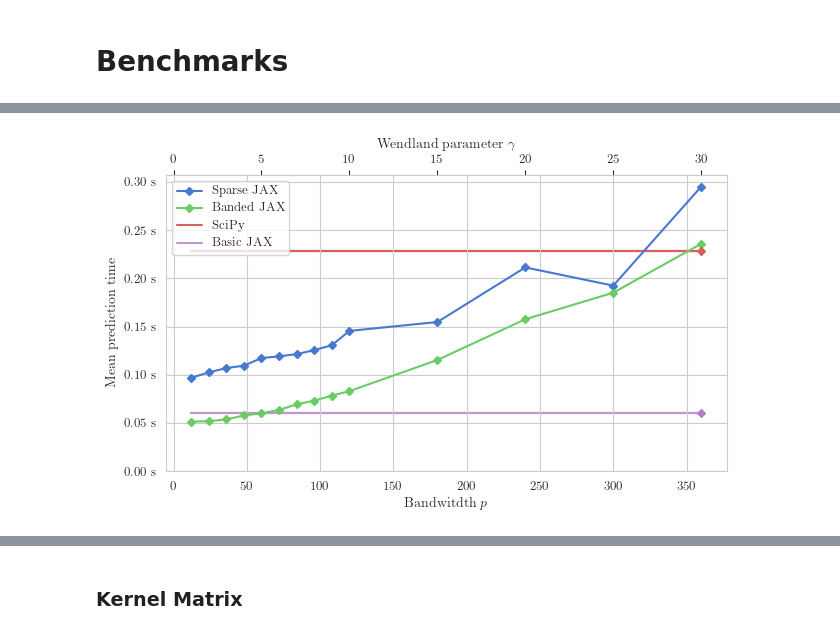
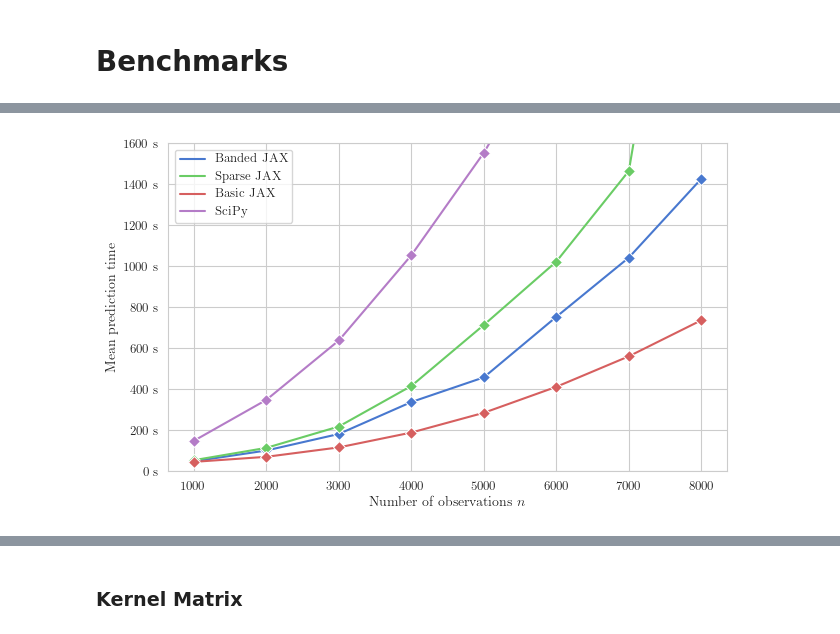
Before and after one commit to ItsNiklas/sparse-gaussian-processes, a Jupyter notebook: plots.ipynb, the cells around one changed output, grey strips where cells are left out. Drawn from its saved outputs; the diff is of its cells as text; code cells hidden in the pictures.

```diff
--- a/plots.ipynb
+++ b/plots.ipynb
@@ -85,38 +124,42 @@ plt.rcParams.update({
 # %%
-df = pd.read_csv('applications/res/MaunaLoa.py.csv', header=0)
-
-df.wendland = pd.to_numeric(df.wendland)
-
-df = df[(df.bw <=400)| (df.fun.eq('full')) | (df.fun.eq('jax'))]
-
+df = pd.read_csv('applications/res/DendroDetailed.py.csv', header=0)
+df.time = df.time * 170
+df.wendland = pd.to_numeric(df.wendland, errors = 'coerce')
+df.wendland = df.wendland.fillna(-1)
+df = df[df.wendland <= 10]
+#df = df[(df.bw <=400)| (df.fun.eq('full')) | (df.fun.eq('jax'))]
 fig, axs = plt.subplots(1, 1, figsize=set_size(fraction=1, subplots=(1, 1)))
 
-for i, ax in enumerate(np.ravel(axs)):
-    target = 'bw'
-
-    df_ = df[df.fun.eq('sparse')]
-    ax.plot(df_[target], df_.time, label='Sparse JAX', marker='D', markersize=4)
-    df_ = df[df.fun.eq('band')]
-    ax.plot(df_[target], df_.time, label='Banded JAX',  marker='D', markersize=4)
-
-    ax.plot(df[target], np.vectorize(lambda _ : df[df.fun.eq('full')].time)(df[target]), zorder = -1, label = 'SciPy')
-    ax.scatter(df.bw.max(), df[df.fun.eq('full')].time, zorder = 5, marker='D', s=4**2, c="C2")
-    ax.plot(df[target], np.vectorize(lambda _ : df[df.fun.eq('jax')].time)(df[target]), alpha = .8, zorder = -1, label = 'Basic JAX')
-    ax.scatter(df.bw.max(), df[df.fun.eq('jax')].time, zorder = 5, marker='D', s=4**2, c= "C3")
-
-    secax = ax.secondary_xaxis('top', functions=(lambda x : x/12, lambda x : x * 12))
-    secax.set_xlabel('Wendland parameter $\gamma$')
-
-    ax.set_xlabel(rf"Bandwitdth $p$")
-    ax.set_ylabel(rf"Mean prediction time")
-    ax.yaxis.set_major_formatter(matplotlib.ticker.FormatStrFormatter('%.2f s'))
-    ax.set_ylim(bottom = 0)
-
-    if i == 0:
-        ax.legend(loc='upper left')
-
+df.fun = df.fun.map(mymap)
+sns.lineplot(data = df, x = 'X_TRAIN_SIZE', y = 'time', hue = 'fun', units = 'wendland', estimator = None, markers=True, marker='D', markersize=6)
+#
+# for i, ax in enumerate(np.ravel(axs)):
+#     target = 'bw'
+#
+#     df_ = df[df.fun.eq('sparse')]
+#     ax.plot(df_[target], df_.time, alpha = .5, label='Sparse JAX')
+#     df_ = df[df.fun.eq('band')]
+#     ax.plot(df_[target], df_.time, label='Banded JAX')
+#
+#     ax.plot(df[target], np.vectorize(lambda _ : df[df.fun.eq('full')].time)(df[target]), alpha = .8, zorder = -1, label = 'SciPy')
+#     ax.plot(df[target], np.vectorize(lambda _ : df[df.fun.eq('jax')].time)(df[target]), alpha = .8, zorder = -1, label = 'Basic JAX')
+#
+#     secax = ax.secondary_xaxis('top', functions=(lambda x : x/12, lambda x : x * 12))
+#     secax.set_xlabel('Wendland parameter $\gamma$')
+#
+#     ax.set_xlabel(rf"Bandwitdth $p$")
+#     ax.set_ylabel(rf"Mean prediction time")
+#plt.gca().yaxis.set_major_formatter(matplotlib.ticker.FormatStrFormatter('%d s'))
+#     ax.set_ylim(bottom = 0)
+#
+#     if i == 0:
+plt.gca().legend(loc='upper left')
+plt.gca().set_ylim(0, 1600)
+plt.gca().yaxis.set_major_formatter(matplotlib.ticker.FormatStrFormatter('%d s'))
+plt.gca().set_xlabel(rf"Number of observations $n$")
+plt.gca().set_ylabel(rf"Mean prediction time")
 plt.tight_layout()
 plt.show()
-fig.savefig('maunaloabench.pdf', format='pdf', bbox_inches='tight')
+#fig.savefig('maunaloabench.pdf', format='pdf', bbox_inches='tight')
 # %% [output]
-[figure, old version]
+[figure, new version]
```
Also changed, not shown: parts of 4 cells of this notebook, 6 other files.
